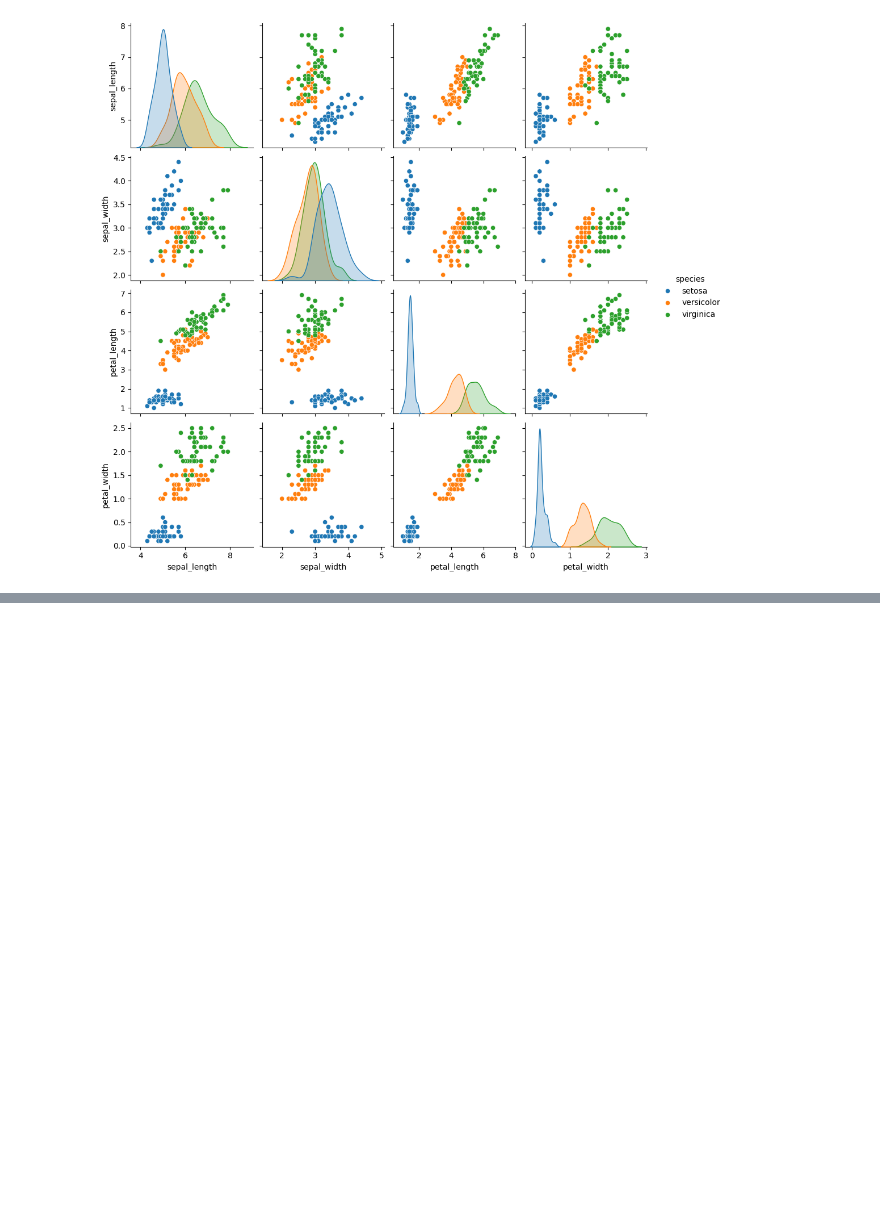
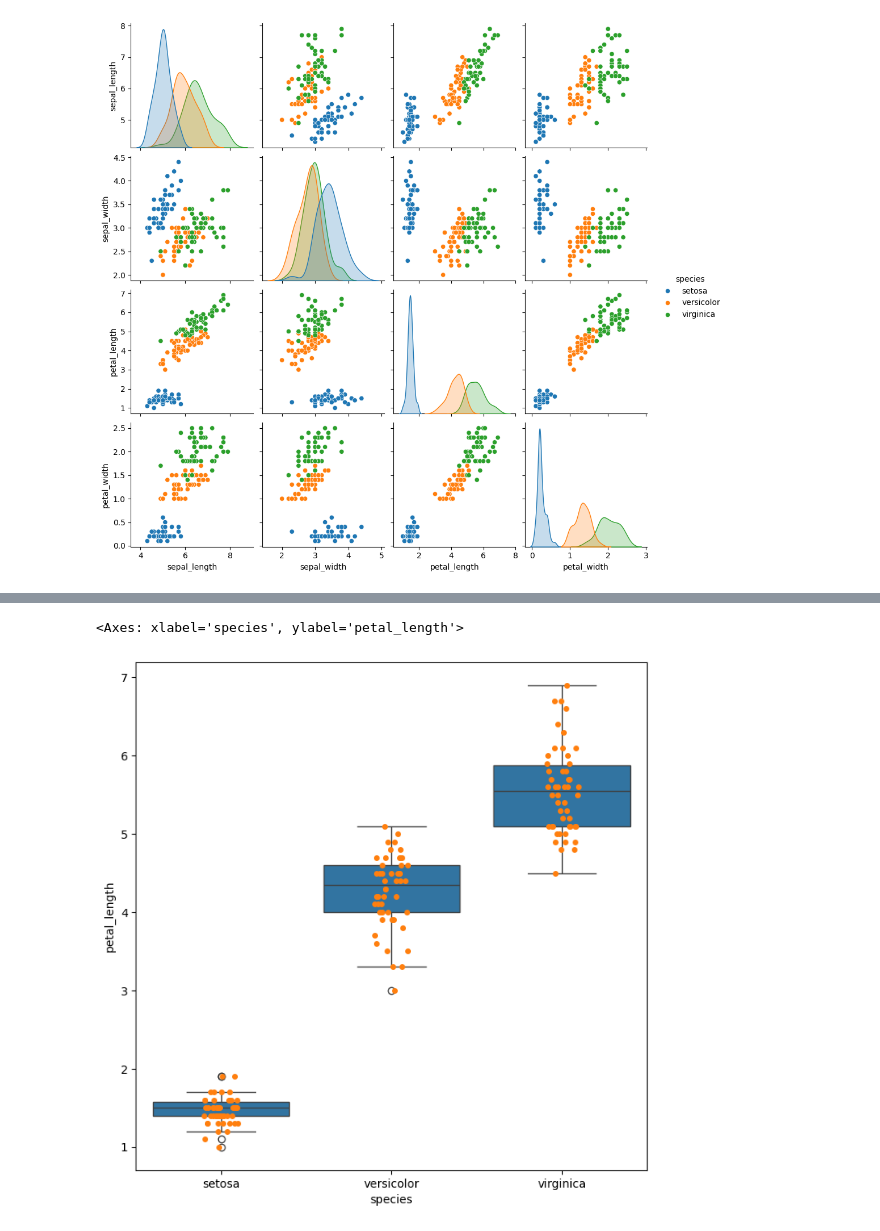
Before and after one commit to ab3lT/linear-regression-with-Iris-Dataset, a Jupyter notebook: notebook/iris.ipynb, the cells around one changed output, grey strips where cells are left out. Saved outputs shown, nothing was run; the diff lists cells and outputs as text; code cells hidden in the pictures; blank space fills up the shorter version.

```diff
--- a/notebook/iris.ipynb
+++ b/notebook/iris.ipynb
@@ -55,0 +70,8 @@ sns.pairplot(data=iris,hue='species')
+# %%
+#using jitter so that all the points don't fall in single vertical lines above species
+plt.figure(figsize=(8,8))
+sns.boxplot(data=iris, x = 'species',y = 'petal_length')
+sns.stripplot(data=iris, x='species', y='petal_length', jitter=True, edgecolor='green')
+# %% [output]
+<Axes: xlabel='species', ylabel='petal_length'>
+[figure, added]
```
Also changed, not shown: parts of 3 cells of this notebook.
